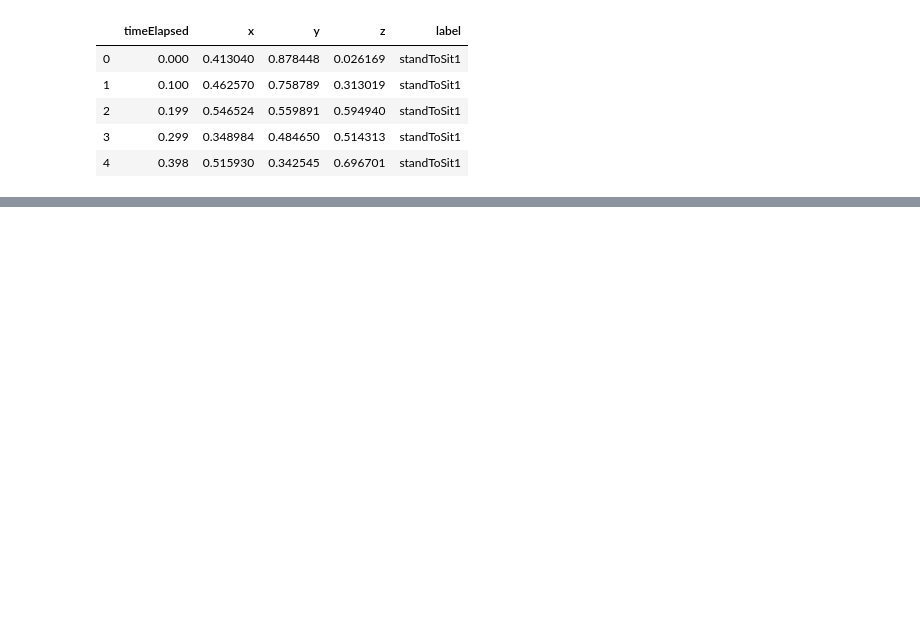
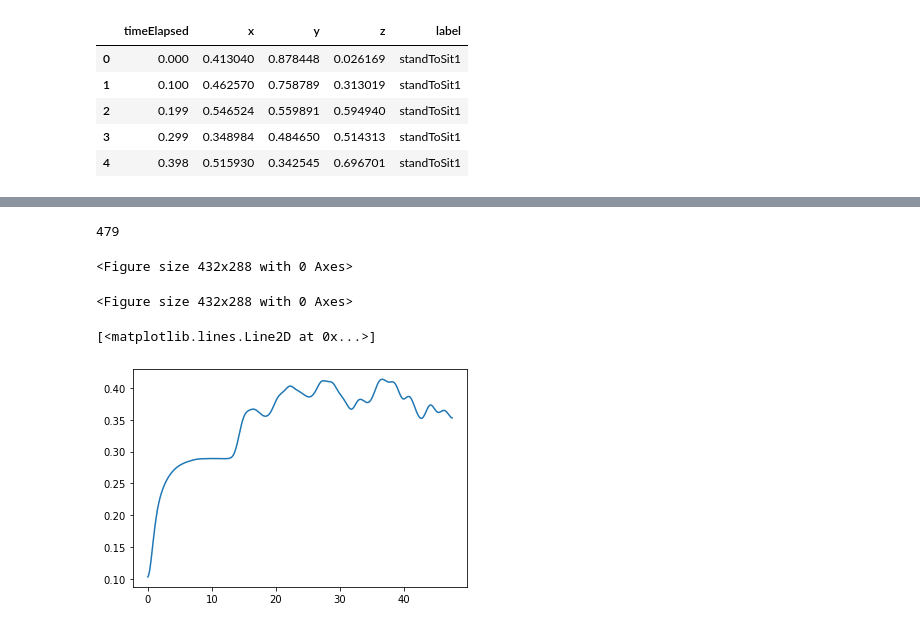
Before and after one commit to yousefkhaled282/Human-Activity-Recognition, a Jupyter notebook: Human Activity Recognition.ipynb, the cells around one changed output, grey strips where cells are left out. Cells and saved outputs as stored; diff of their text form; code cells hidden in the pictures; blank space fills up the shorter version.

```diff
--- a/Human Activity Recognition.ipynb
+++ b/Human Activity Recognition.ipynb
@@ -210,0 +184,15 @@ plt.show()
+# %%
+X_sample= df_walking['x'].values
+a=0.05
+S=list(X_sample)
+X=[]
+for i in range(0,len(X_sample)):
+    if i==0:
+        X.append(a*S[i])
+    else:
+        X.append((1-a)*X[i-1]+a*S[i])
+
+
+print(len(X))
+# %% [output]
+479
@@ -210,0 +201,13 @@ plt.show()
+# %%
+plt.figure()
+# %% [output]
+<Figure size 432x288 with 0 Axes>
+<Figure size 432x288 with 0 Axes>
+# %%
+from scipy.ndimage import gaussian_filter1d
+st = np.std(X)
+X_smoothed = gaussian_filter1d(X, 6)
+plt.plot(df_walking['timeElapsed'],X_smoothed)
+# %% [output]
+[<matplotlib.lines.Line2D at 0x...>]
+[figure, added]
```
Also changed, not shown: parts of 22 cells of this notebook.
